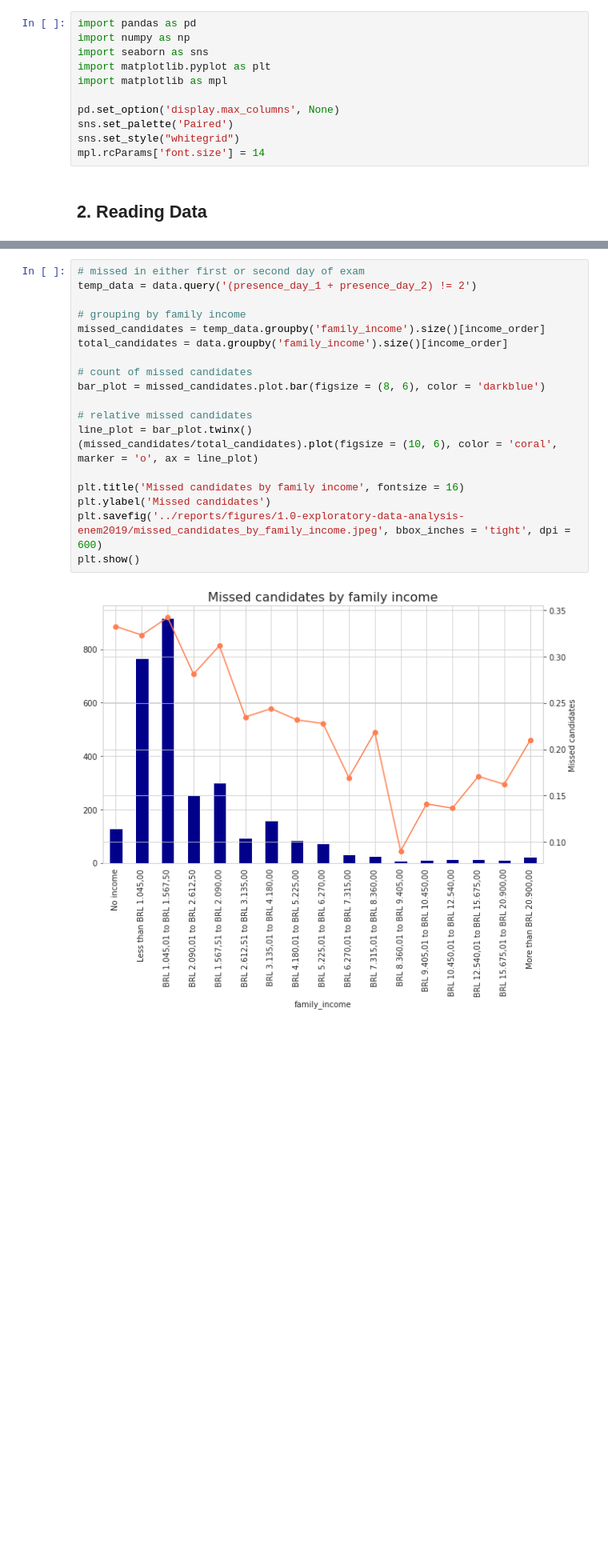
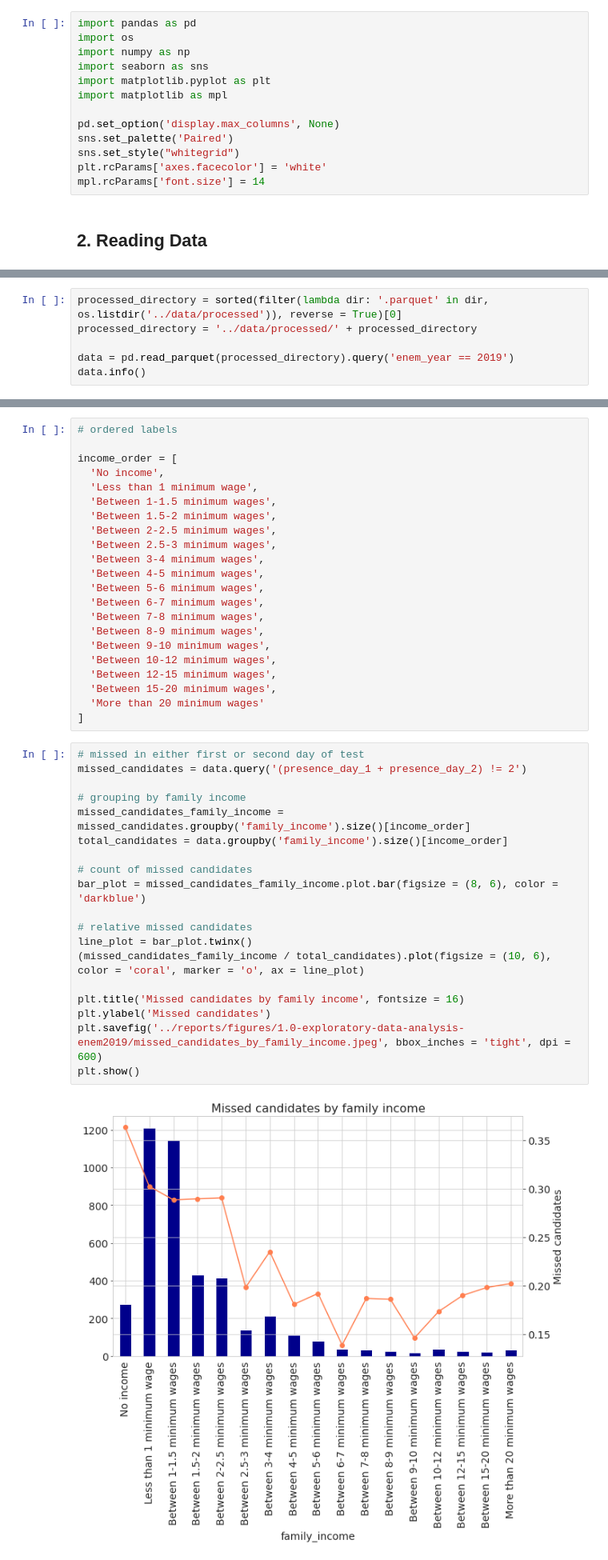
Before and after one commit to Dellonath/educational-data-mining-enem, a Jupyter notebook: notebooks/1.0-exploratory-data-analysis-enem2019.ipynb, the cells around one changed output, grey strips where cells are left out. Shown at 80% size. Drawn from its saved outputs; the diff is of its cells as text; blank space fills up the shorter version.

```diff
--- a/notebooks/1.0-exploratory-data-analysis-enem2019.ipynb
+++ b/notebooks/1.0-exploratory-data-analysis-enem2019.ipynb
@@ -6,6 +6,7 @@ This notebook will contain an exploratory data analysis (EDA) of ENEM2019 (last
 ## 1. Imports
 # %%
 import pandas as pd
+import os
 import numpy as np
 import seaborn as sns
 import matplotlib.pyplot as plt
@@ -14,6 +15,7 @@ import matplotlib as mpl
 pd.set_option('display.max_columns', None)
 sns.set_palette('Paired')
 sns.set_style("whitegrid")
+plt.rcParams['axes.facecolor'] = 'white'
 mpl.rcParams['font.size'] = 14
 # %% [markdown]
 ## 2. Reading Data
@@ -40,0 +22,6 @@ memory usage: 3.1+ MB
+# %%
+processed_directory = sorted(filter(lambda dir: '.parquet' in dir, os.listdir('../data/processed')), reverse = True)[0]
+processed_directory = '../data/processed/' + processed_directory
+
+data = pd.read_parquet(processed_directory).query('enem_year == 2019')
+data.info()
@@ -83,24 +77,46 @@ income_order = [
+# %%
+# ordered labels
+
+income_order = [
+  'No income',
+  'Less than 1 minimum wage',
+  'Between 1-1.5 minimum wages',
+  'Between 1.5-2 minimum wages',
+  'Between 2-2.5 minimum wages',
+  'Between 2.5-3 minimum wages',
+  'Between 3-4 minimum wages',
+  'Between 4-5 minimum wages',
+  'Between 5-6 minimum wages',
+  'Between 6-7 minimum wages',
+  'Between 7-8 minimum wages',
+  'Between 8-9 minimum wages',
+  'Between 9-10 minimum wages',
+  'Between 10-12 minimum wages',
+  'Between 12-15 minimum wages',
+  'Between 15-20 minimum wages',
+  'More than 20 minimum wages'
+]
 # %%
-# missed in either first or second day of exam
-temp_data = data.query('(presence_day_1 + presence_day_2) != 2')
+# missed in either first or second day of test
+missed_candidates = data.query('(presence_day_1 + presence_day_2) != 2')
 
 # grouping by family income
-missed_candidates = temp_data.groupby('family_income').size()[income_order]
+missed_candidates_family_income = missed_candidates.groupby('family_income').size()[income_order]
 total_candidates = data.groupby('family_income').size()[income_order]
 
 # count of missed candidates
-bar_plot = missed_candidates.plot.bar(figsize = (8, 6), color = 'darkblue')
+bar_plot = missed_candidates_family_income.plot.bar(figsize = (8, 6), color = 'darkblue')
 
 # relative missed candidates
 line_plot = bar_plot.twinx()
-(missed_candidates/total_candidates).plot(figsize = (10, 6), color = 'coral', marker = 'o', ax = line_plot)
+(missed_candidates_family_income / total_candidates).plot(figsize = (10, 6), color = 'coral', marker = 'o', ax = line_plot)
 
 plt.title('Missed candidates by family income', fontsize = 16)
 plt.ylabel('Missed candidates')
 plt.savefig('../reports/figures/1.0-exploratory-data-analysis-enem2019/missed_candidates_by_family_income.jpeg', bbox_inches = 'tight', dpi = 600)
 plt.show()
 # %% [output]
-[figure, old version]
+[figure, new version]
 # %% [markdown]
 ### 3.2.2 By Color and Race
 # %%
```
Also changed, not shown: parts of 25 cells of this notebook, 37 other files.
